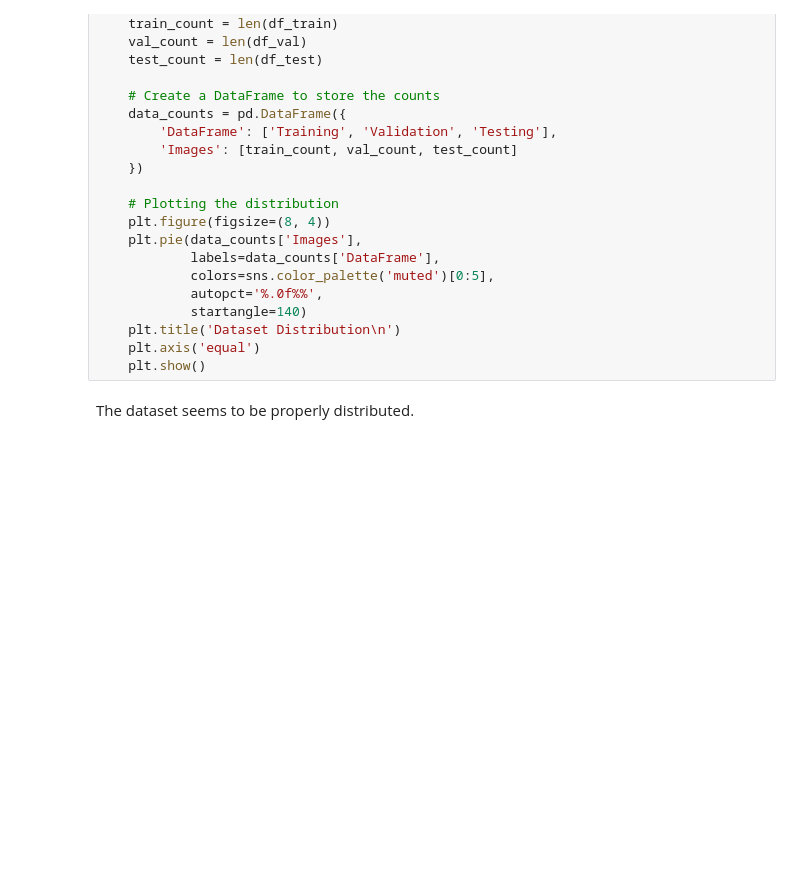
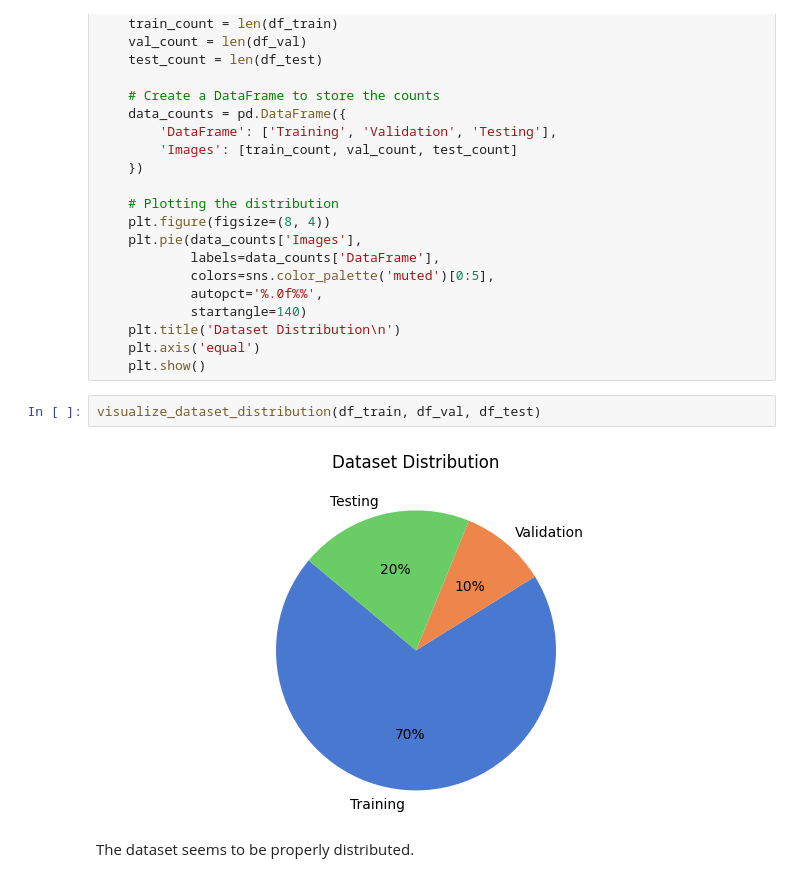
Before and after one commit to arborvitae-gg/bridge-inpsection-cnn-experiments, a Jupyter notebook: preprocessing.ipynb, the cells around one changed output. Cells and saved outputs as stored; diff of their text form; blank space fills up the shorter version.

Commit message:
applied missed pie chart function

```diff
--- a/preprocessing.ipynb
+++ b/preprocessing.ipynb
@@ -170,6 +170,10 @@ def visualize_dataset_distribution(df_train, df_val, df_test):
     plt.title('Dataset Distribution\n')
     plt.axis('equal')
     plt.show()
+# %%
+visualize_dataset_distribution(df_train, df_val, df_test)
+# %% [output]
+[figure, added]
 # %% [markdown]
 The dataset seems to be properly distributed.
 # %% [markdown]
```
